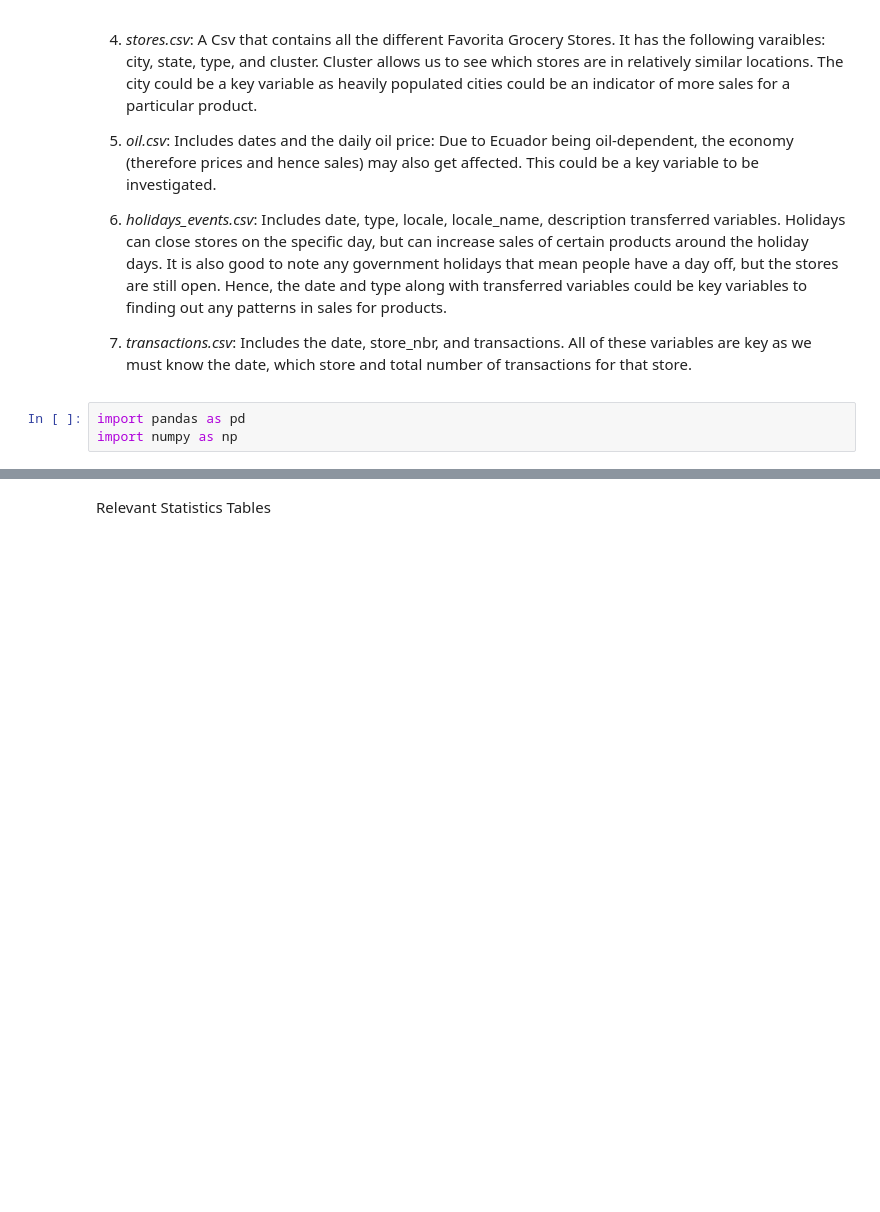
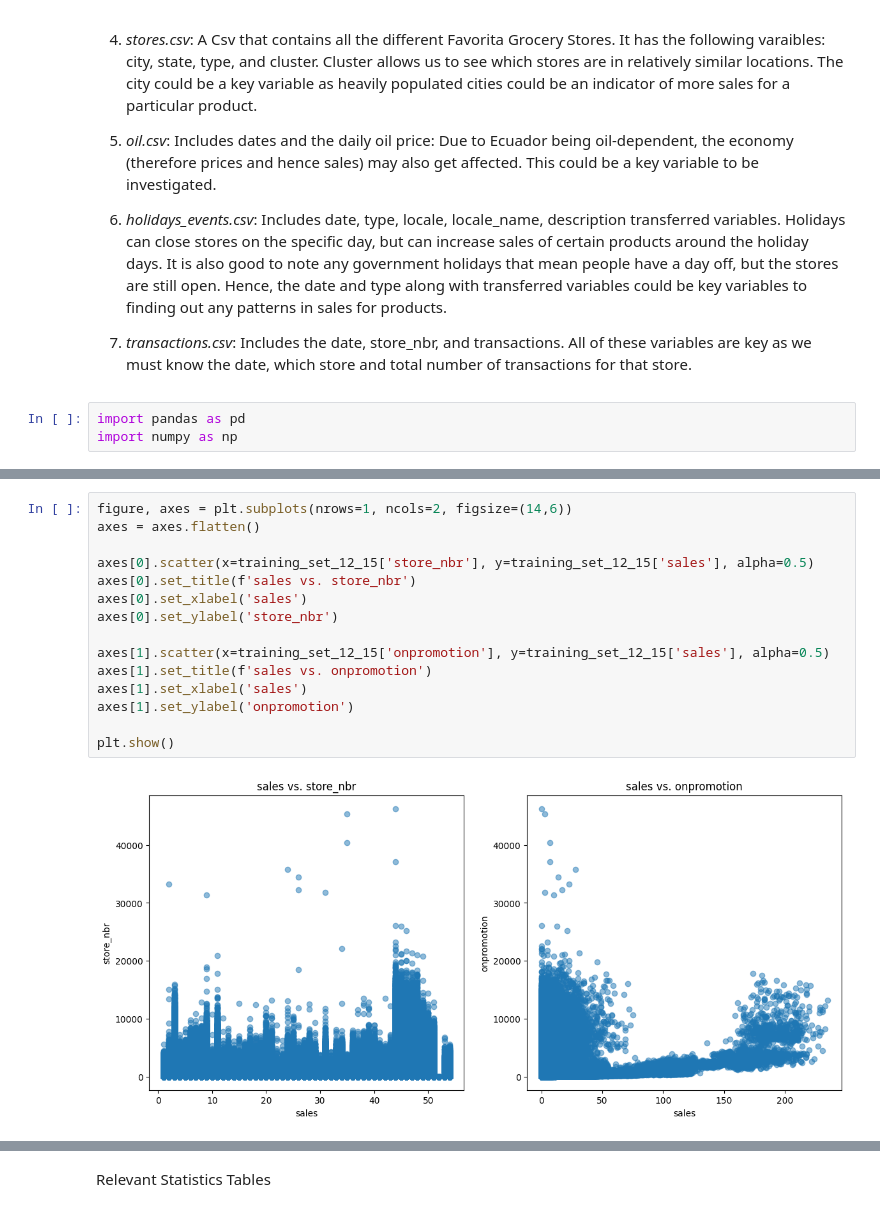
Before and after one commit to CelestineNguyen/DS3001_SalesProject, a Jupyter notebook: Copy_of_ProjectWrangling.ipynb, the cells around one changed output, grey strips where cells are left out. Saved outputs shown, nothing was run; the diff lists cells and outputs as text; blank space fills up the shorter version.

```diff
--- a/Copy_of_ProjectWrangling.ipynb
+++ b/Copy_of_ProjectWrangling.ipynb
@@ -43,0 +92,17 @@ import numpy as np
+# %%
+figure, axes = plt.subplots(nrows=1, ncols=2, figsize=(14,6))
+axes = axes.flatten()
+
+axes[0].scatter(x=training_set_12_15['store_nbr'], y=training_set_12_15['sales'], alpha=0.5)
+axes[0].set_title(f'sales vs. store_nbr')
+axes[0].set_xlabel('sales')
+axes[0].set_ylabel('store_nbr')
+
+axes[1].scatter(x=training_set_12_15['onpromotion'], y=training_set_12_15['sales'], alpha=0.5)
+axes[1].set_title(f'sales vs. onpromotion')
+axes[1].set_xlabel('sales')
+axes[1].set_ylabel('onpromotion')
+
+plt.show()
+# %% [output]
+[figure, added]
```
Also changed, not shown: parts of 9 cells of this notebook.
